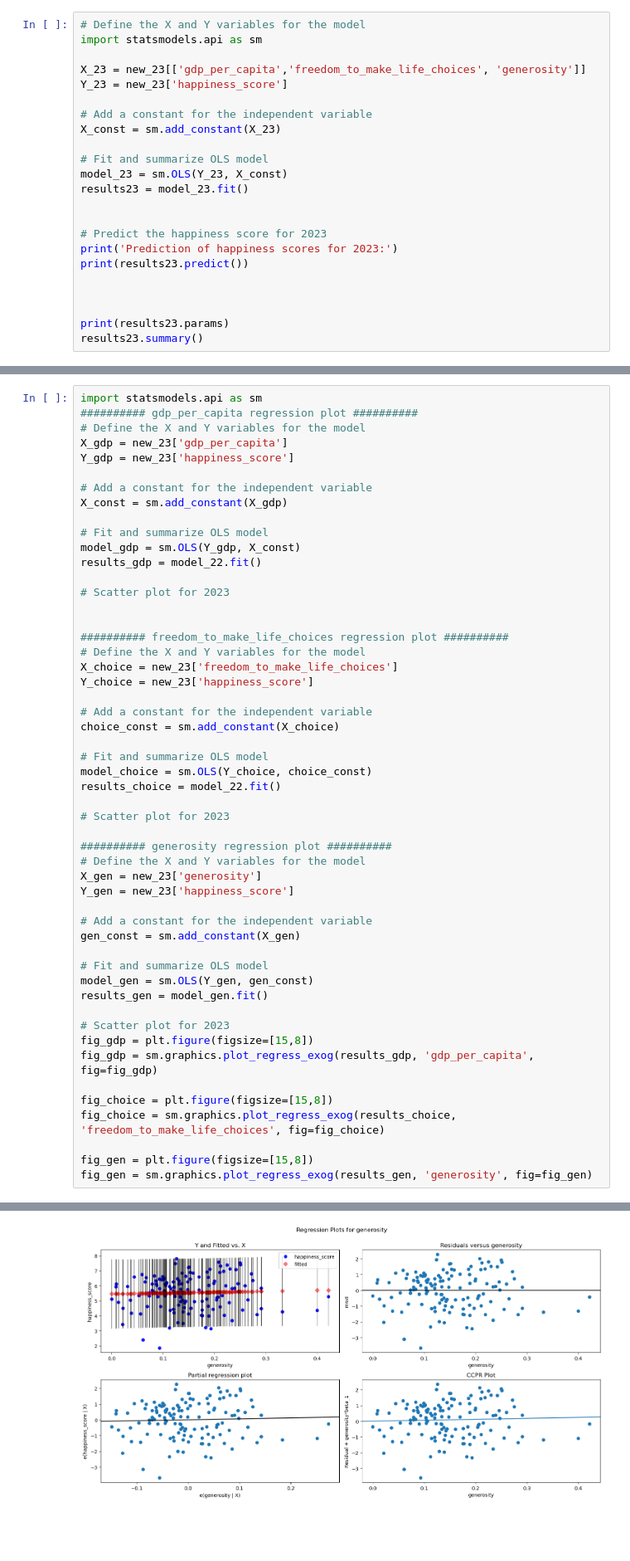
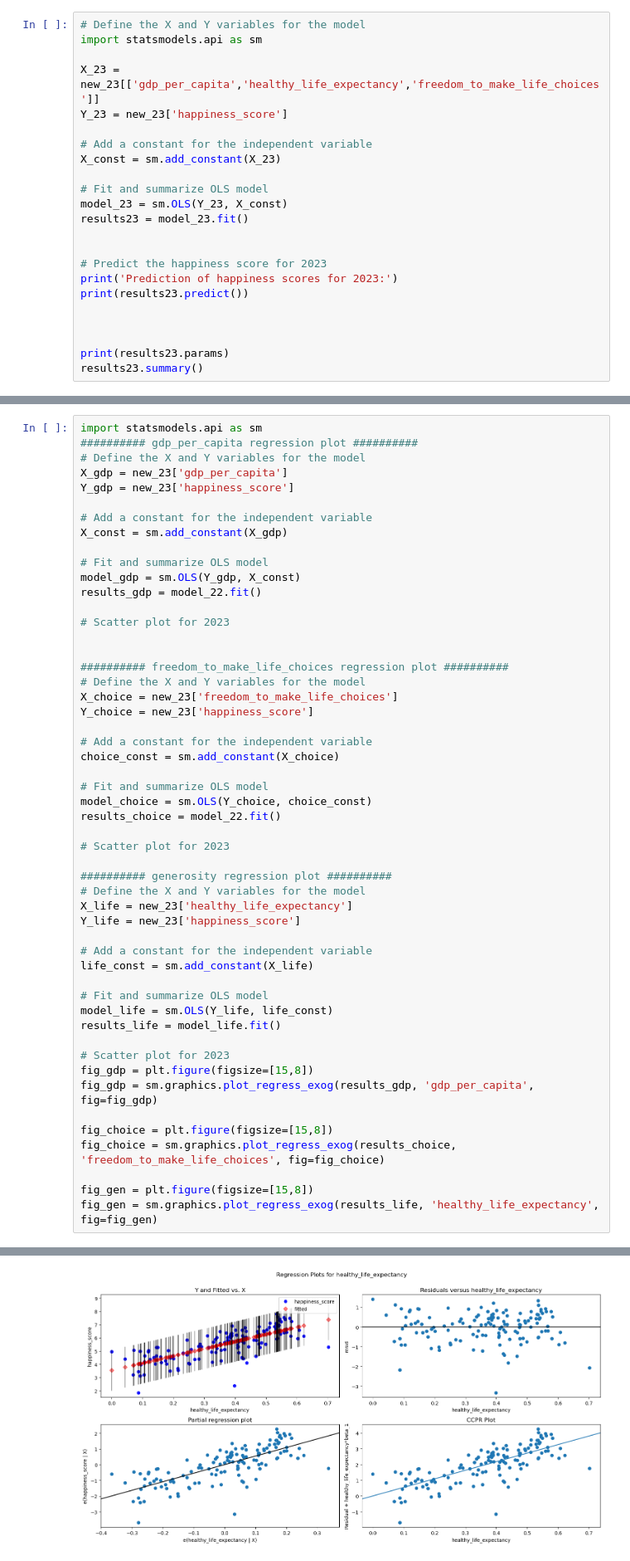
Before and after one commit to aaronng03/CMSE202-s24-turnin, a Jupyter notebook: hw-03/HW-03.ipynb, the cells around one changed output, grey strips where cells are left out. Shown at 83% size. Saved outputs shown, nothing was run; the diff lists cells and outputs as text; blank space fills up the shorter version.

```diff
--- a/hw-03/HW-03.ipynb
+++ b/hw-03/HW-03.ipynb
@@ -583,7 +583,7 @@ Notes:
 # Define the X and Y variables for the model
 import statsmodels.api as sm
 
-X_23 = new_23[['gdp_per_capita','freedom_to_make_life_choices', 'generosity']]
+X_23 = new_23[['gdp_per_capita','healthy_life_expectancy','freedom_to_make_life_choices']]
 Y_23 = new_23['happiness_score']
 
 # Add a constant for the independent variable
@@ -669,40 +669,40 @@ results_gdp = model_22.fit()
 X_choice = new_23['freedom_to_make_life_choices']
 Y_choice = new_23['happiness_score']
 
 # Add a constant for the independent variable
 choice_const = sm.add_constant(X_choice)
 
 # Fit and summarize OLS model
 model_choice = sm.OLS(Y_choice, choice_const)
 results_choice = model_22.fit()
 
 # Scatter plot for 2023
 
 ########## generosity regression plot ##########
 # Define the X and Y variables for the model
-X_gen = new_23['generosity']
-Y_gen = new_23['happiness_score']
+X_life = new_23['healthy_life_expectancy']
+Y_life = new_23['happiness_score']
 
 # Add a constant for the independent variable
-gen_const = sm.add_constant(X_gen)
+life_const = sm.add_constant(X_life)
 
 # Fit and summarize OLS model
-model_gen = sm.OLS(Y_gen, gen_const)
-results_gen = model_gen.fit()
+model_life = sm.OLS(Y_life, life_const)
+results_life = model_life.fit()
 
 # Scatter plot for 2023
 fig_gdp = plt.figure(figsize=[15,8])
 fig_gdp = sm.graphics.plot_regress_exog(results_gdp, 'gdp_per_capita', fig=fig_gdp)
 
 fig_choice = plt.figure(figsize=[15,8])
 fig_choice = sm.graphics.plot_regress_exog(results_choice, 'freedom_to_make_life_choices', fig=fig_choice)
 
 fig_gen = plt.figure(figsize=[15,8])
-fig_gen = sm.graphics.plot_regress_exog(results_gen, 'generosity', fig=fig_gen)
+fig_gen = sm.graphics.plot_regress_exog(results_life, 'healthy_life_expectancy', fig=fig_gen)
 # %% [output]
 [figure]
 [figure]
-[figure, old version]
+[figure, new version]
 # %% [markdown]
 ---
 ### &#128721; STOP
```
Also changed, not shown: parts of 12 cells of this notebook.
